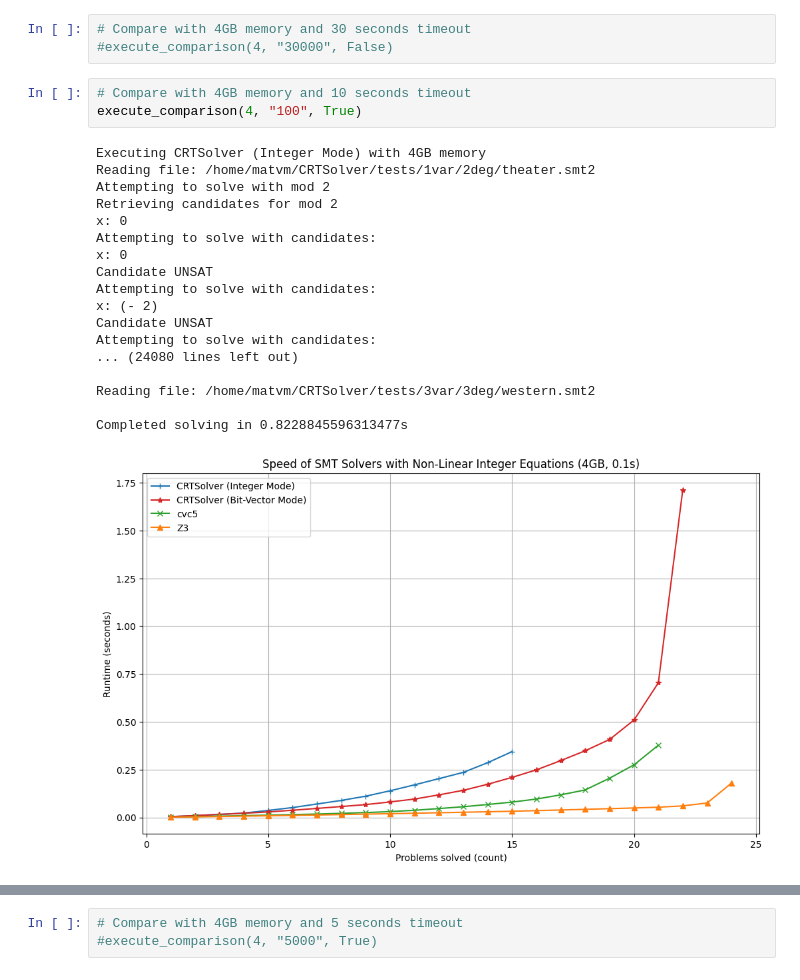
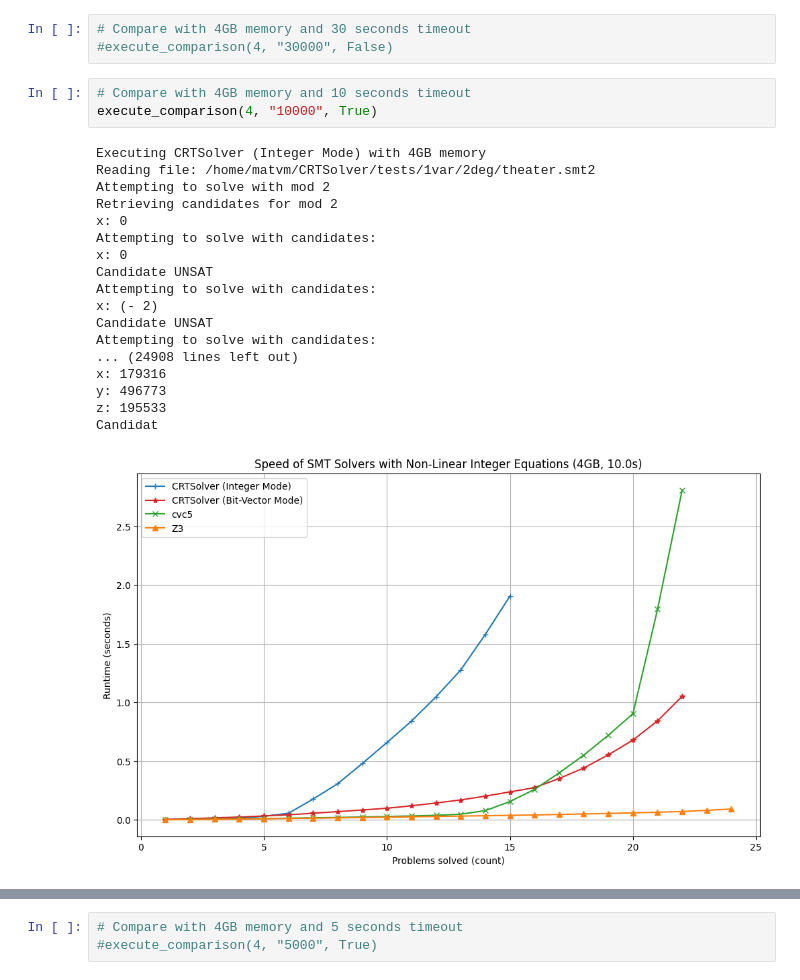
Before and after one commit to maheenmatin/CRTSolver, a Jupyter notebook: notebooks/comparative_analysis.ipynb, the cells around one changed output, grey strips where cells are left out. Cells and saved outputs as stored; diff of their text form.

```diff
--- a/notebooks/comparative_analysis.ipynb
+++ b/notebooks/comparative_analysis.ipynb
@@ -203,23 +203,23 @@ def set_memory_limit(gb):
 #execute_comparison(4, "30000", False)
 # %%
 # Compare with 4GB memory and 10 seconds timeout
-execute_comparison(4, "100", True)
+execute_comparison(4, "10000", True)
 # %% [output]
 Executing CRTSolver (Integer Mode) with 4GB memory
 Reading file: /home/matvm/CRTSolver/tests/1var/2deg/theater.smt2
 Attempting to solve with mod 2
 Retrieving candidates for mod 2
 x: 0
 Attempting to solve with candidates:
 x: 0
 Candidate UNSAT
 Attempting to solve with candidates:
 x: (- 2)
 Candidate UNSAT
 Attempting to solve with candidates:
-... (24080 lines left out)
-
-Reading file: /home/matvm/CRTSolver/tests/3var/3deg/western.smt2
-
-Completed solving in 0.8228845596313477s
+... (24908 lines left out)
+x: 179316
+y: 496773
+z: 195533
+Candidat
-[figure, old version]
+[figure, new version]
```
Also changed, not shown: parts of 1 cell of this notebook, 9 other files.
